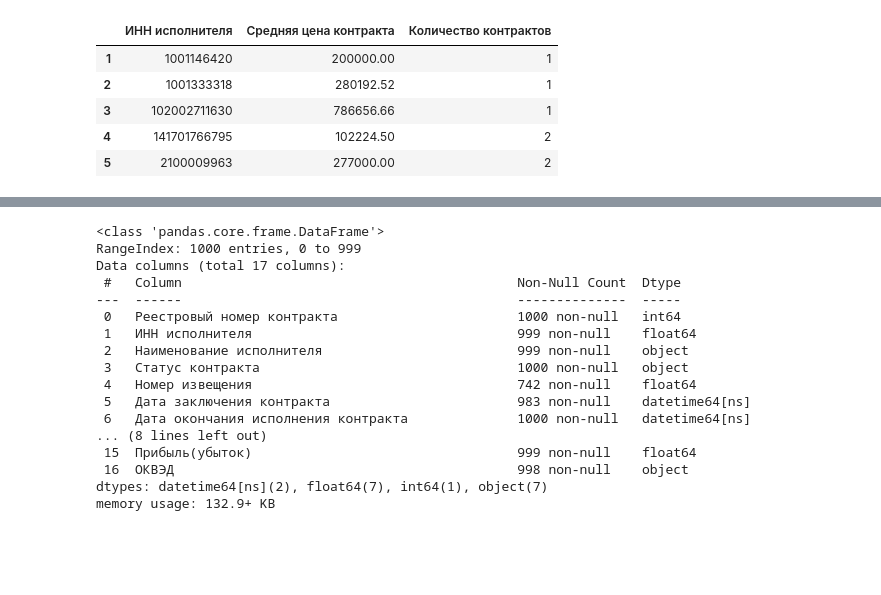
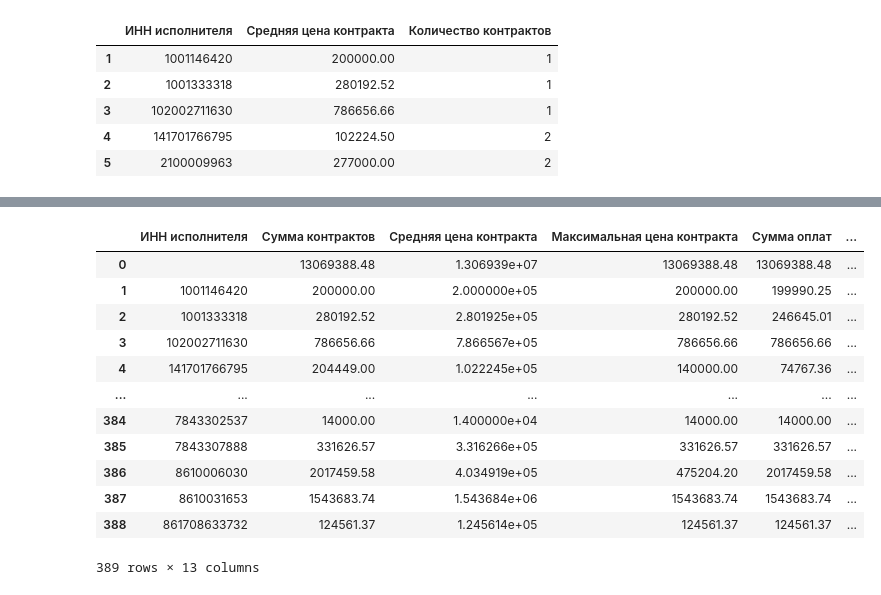
Before and after one commit to Kustarevvv/Contracts, a Jupyter notebook: src/notebooks/Untitled.ipynb, the cells around one changed output, grey strips where cells are left out. Drawn from its saved outputs; the diff is of its cells as text; code cells hidden in the pictures; blank space fills up the shorter version.

Commit message:
data analytics 3

```diff
--- a/src/notebooks/Untitled.ipynb
+++ b/src/notebooks/Untitled.ipynb
@@ -361,20 +334,16 @@ df_buildings.head()
-# %%
-df_buildings.info()
-# %% [output]
-<class 'pandas.core.frame.DataFrame'>
-RangeIndex: 1000 entries, 0 to 999
-Data columns (total 17 columns):
- #   Column                                           Non-Null Count  Dtype
----  ------                                           --------------  -----
- 0   Реестровый номер контракта                       1000 non-null   int64
- 1   ИНН исполнителя                                  999 non-null    float64
- 2   Наименование исполнителя                         999 non-null    object
- 3   Статус контракта                                 1000 non-null   object
- 4   Номер извещения                                  742 non-null    float64
- 5   Дата заключения контракта                        983 non-null    datetime64[ns]
- 6   Дата окончания исполнения контракта              1000 non-null   datetime64[ns]
-... (8 lines left out)
- 15  Прибыль(убыток)                                  999 non-null    float64
- 16  ОКВЭД                                            998 non-null    object
-dtypes: datetime64[ns](2), float64(7), int64(1), object(7)
-memory usage: 132.9+ KB
+# %%
+first_df
+# %% [output]
+|  | ИНН исполнителя | Сумма контрактов | Средняя цена контракта | Максимальная цена контракта | Сумма оплат | ... |
+| 0 |  | 13069388.48 | 1.306939e+07 | 13069388.48 | 13069388.48 | ... |
+| 1 | 1001146420 | 200000.00 | 2.000000e+05 | 200000.00 | 199990.25 | ... |
+| 2 | 1001333318 | 280192.52 | 2.801925e+05 | 280192.52 | 246645.01 | ... |
+| 3 | 102002711630 | 786656.66 | 7.866567e+05 | 786656.66 | 786656.66 | ... |
+| 4 | 141701766795 | 204449.00 | 1.022245e+05 | 140000.00 | 74767.36 | ... |
+| ... | ... | ... | ... | ... | ... | ... |
+| 384 | 7843302537 | 14000.00 | 1.400000e+04 | 14000.00 | 14000.00 | ... |
+| 385 | 7843307888 | 331626.57 | 3.316266e+05 | 331626.57 | 331626.57 | ... |
+| 386 | 8610006030 | 2017459.58 | 4.034919e+05 | 475204.20 | 2017459.58 | ... |
+| 387 | 8610031653 | 1543683.74 | 1.543684e+06 | 1543683.74 | 1543683.74 | ... |
+| 388 | 861708633732 | 124561.37 | 1.245614e+05 | 124561.37 | 124561.37 | ... |
+389 rows × 13 columns
```
Also changed, not shown: parts of 15 cells of this notebook, 1 other file.
